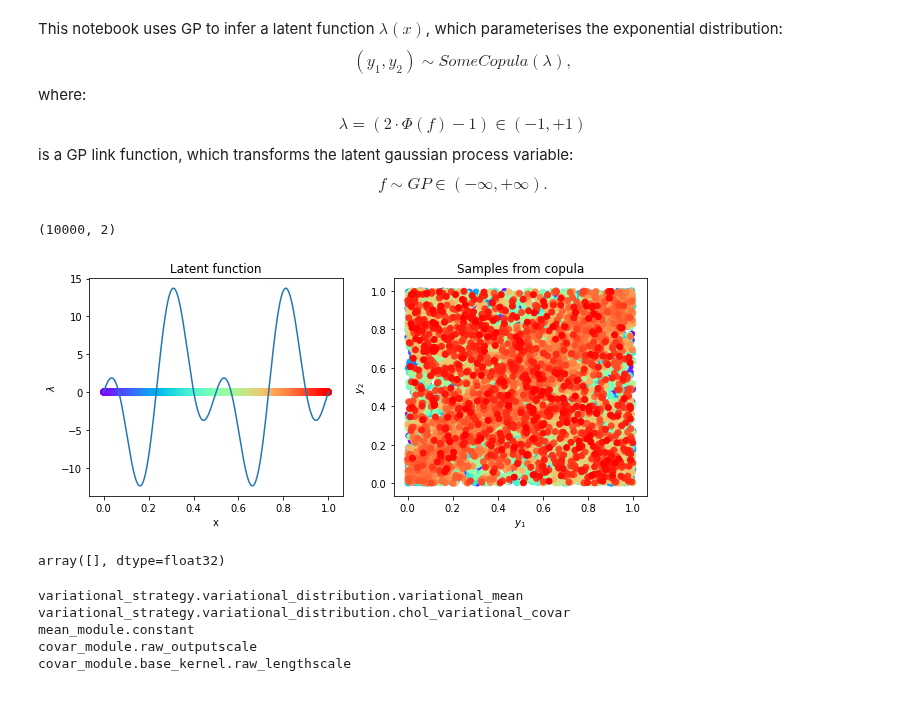
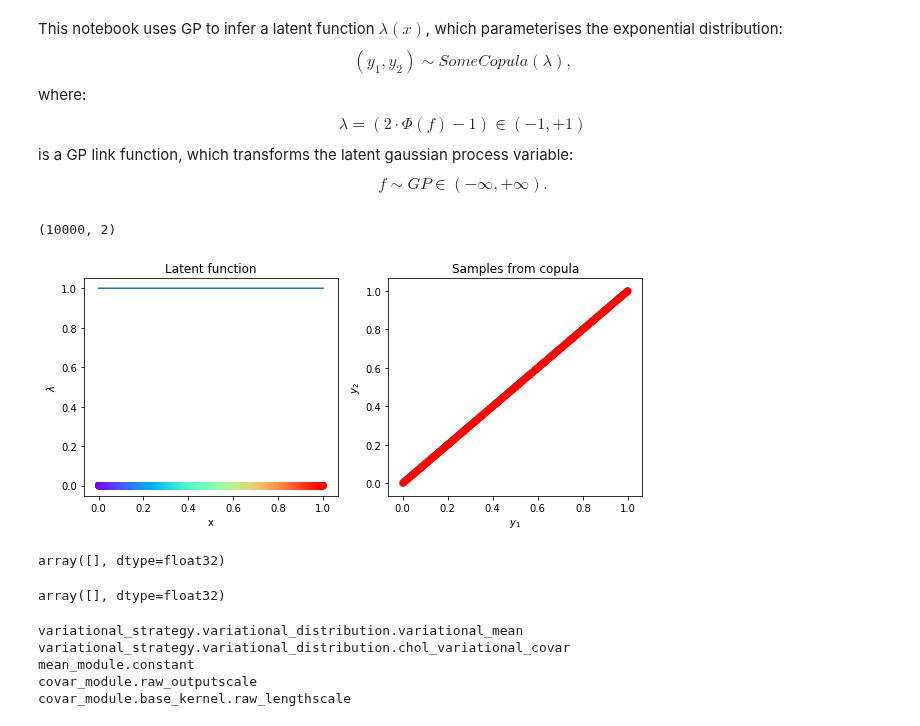
Before and after one commit to NinelK/CopulaGP, a Jupyter notebook: Copula_nopyro.ipynb, the cells around one changed output. Cells and saved outputs as stored; diff of their text form; code cells hidden in the pictures.

```diff
--- a/Copula_nopyro.ipynb
+++ b/Copula_nopyro.ipynb
@@ -30,41 +30,45 @@ pyro.enable_validation(True)
 %autoreload 2
 # %%
 #here we specify a 'true' latent function lambda
-scale = lambda x: np.sin(2*np.pi*1*x)*np.cos(2*np.pi*3*x+0.3)*14.9+0.0 #*np.sin(2*np.pi*3*x+.6)
+scale = lambda x: 1. + 0.*x#np.sin(2*np.pi*1*x)*np.cos(2*np.pi*3*x+0.3)*5.+10. #np.sin(2*np.pi*3*x+.6)
 # %%
 # here we generate some synthetic samples
 import matplotlib.cm as cm
 
 NSamp = int(1e4)
 
 X = np.linspace(0.,1.,NSamp)
 
 fig, (lambdaf, samples) = plt.subplots(1,2,figsize=(10,4))
 
 lambdaf.plot(X,scale(X))
 lambdaf.set_xlabel('x')
 lambdaf.set_ylabel('$\lambda$')
 lambdaf.set_title('Latent function')
 
 scales = [scale(x) for x in X]
-model = FrankCopula(torch.tensor(scales).float())
+model = GaussianCopula(torch.tensor(scales).float())
 Y = model.sample().numpy().squeeze()
 print(Y.shape)
 colors = cm.rainbow(np.linspace(0., 1., NSamp))
 lambdaf.scatter(X,np.zeros_like(X),color=colors)
 samples.scatter(*Y.T, color=colors)
 samples.set_xlabel('$y_1$')
 samples.set_ylabel('$y_2$')
 samples.set_title('Samples from copula')
 
 fig.show()
 # %% [output]
 (10000, 2)
-[figure, old version]
+[figure, new version]
 # %%
 Y[Y!=Y]
 # %% [output]
 array([], dtype=float32)
+# %%
+Y[Y==1]
+# %% [output]
+array([], dtype=float32)
 # %%
 #convert numpy data to tensors (optionally on GPU)
 train_x = torch.tensor(X).float().cuda(device=0)
```
Also changed, not shown: parts of 5 cells of this notebook, 2 other files.
